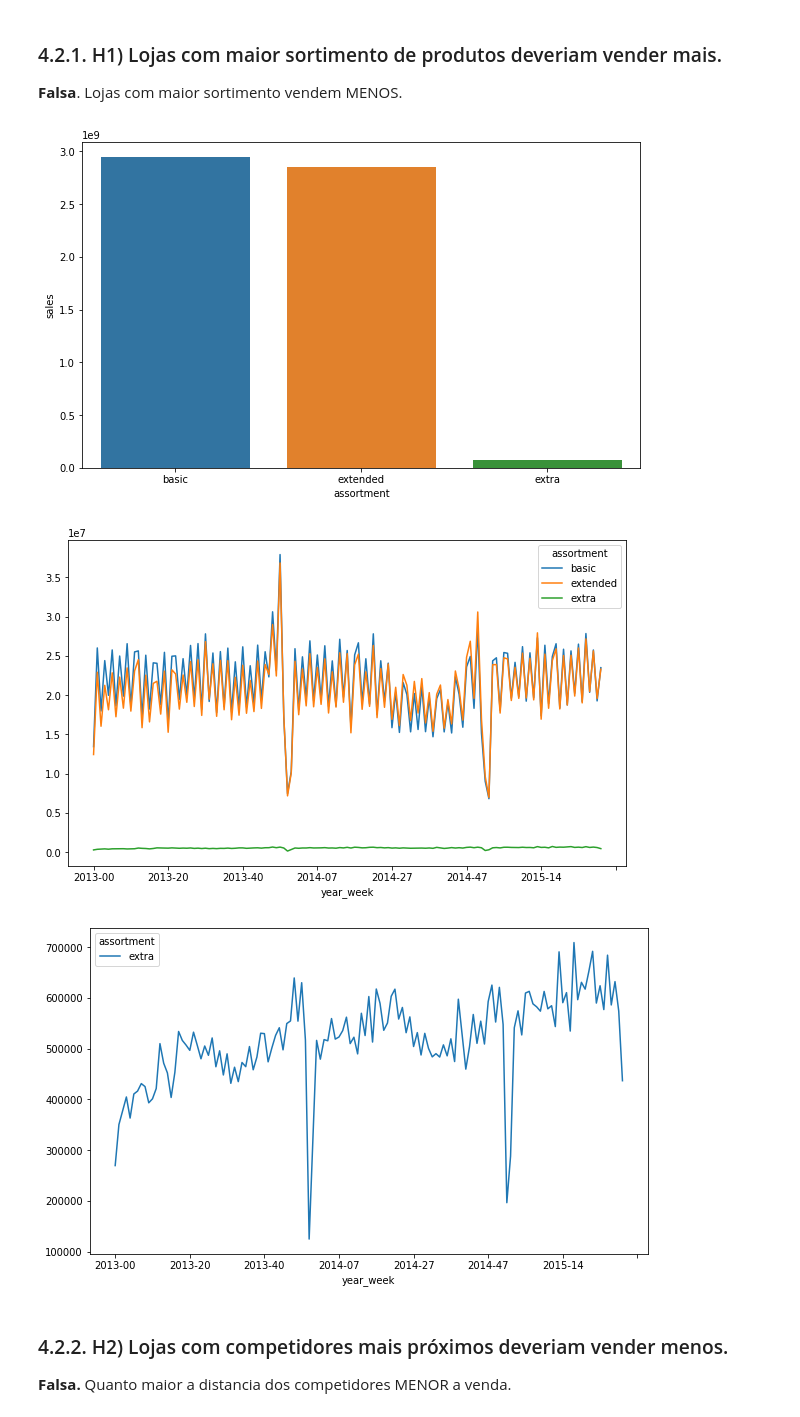
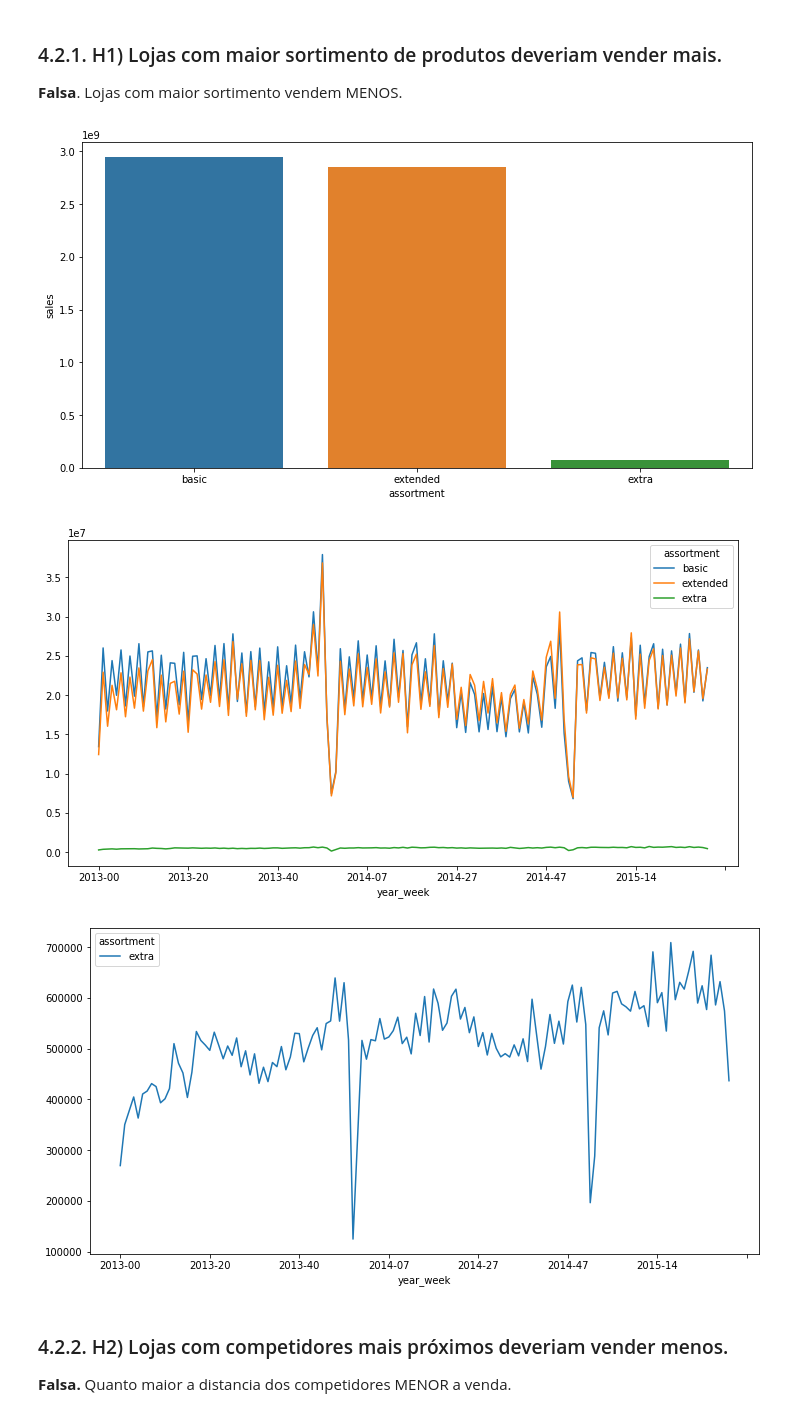
Before and after one commit to cristiandaco/rossmann_project, a Jupyter notebook: 03_Analise_exploratoria_Rossmann.ipynb, the cells around one changed output. Saved outputs shown, nothing was run; the diff lists cells and outputs as text; code cells hidden in the pictures.

```diff
--- a/03_Analise_exploratoria_Rossmann.ipynb
+++ b/03_Analise_exploratoria_Rossmann.ipynb
@@ -383,19 +401,19 @@ sns.kdeplot( df4[df4['assortment'] == 'extra']['sales'], label = 'extra', shade
  **Falsa**. Lojas com maior sortimento vendem MENOS.
 # %%
 aux1 = df4[['sales', 'assortment']].groupby( 'assortment' ).sum().reset_index().sort_values( 'sales', ascending = False )
+aux2 = df4[[ 'year_week', 'sales', 'assortment']].groupby( ['year_week' ,'assortment'] ).sum().reset_index().sort_values( 'sales', ascending = False )
+aux3 = aux2[aux2['assortment'] == 'extra']
 
-plt.figure( figsize = ( 10,6 ) )
+plt.figure( figsize = ( 12,6 ) )
 sns.barplot( x= 'assortment', y = 'sales', data = aux1 );
 
-aux2 = df4[[ 'year_week', 'sales', 'assortment']].groupby( ['year_week' ,'assortment'] ).sum().reset_index().sort_values( 'sales', ascending = False )
-aux3 = aux2.pivot( index = 'year_week', columns = 'assortment', values = 'sales' ).plot( figsize = ( 10,6 ));
+aux2.pivot( index = 'year_week', columns = 'assortment', values = 'sales' ).plot( figsize = ( 12,6 ) );
 
-aux3 = aux2[aux2['assortment'] == 'extra']
-aux3.pivot( index = 'year_week', columns = 'assortment', values = 'sales' ).plot( figsize = ( 10,6 ));
+aux3.pivot( index = 'year_week', columns = 'assortment', values = 'sales' ).plot( figsize = ( 12,6 ) );
 # %% [output]
-[figure, old version]
+[figure, new version]
-[figure, old version]
+[figure, new version]
-[figure, old version]
+[figure, new version]
 # %% [markdown]
 ### 4.2.2. H2) Lojas com competidores mais próximos deveriam vender menos.
 **Falsa.** Quanto maior a distancia dos competidores MENOR a venda.
```
Also changed, not shown: parts of 31 cells of this notebook.
